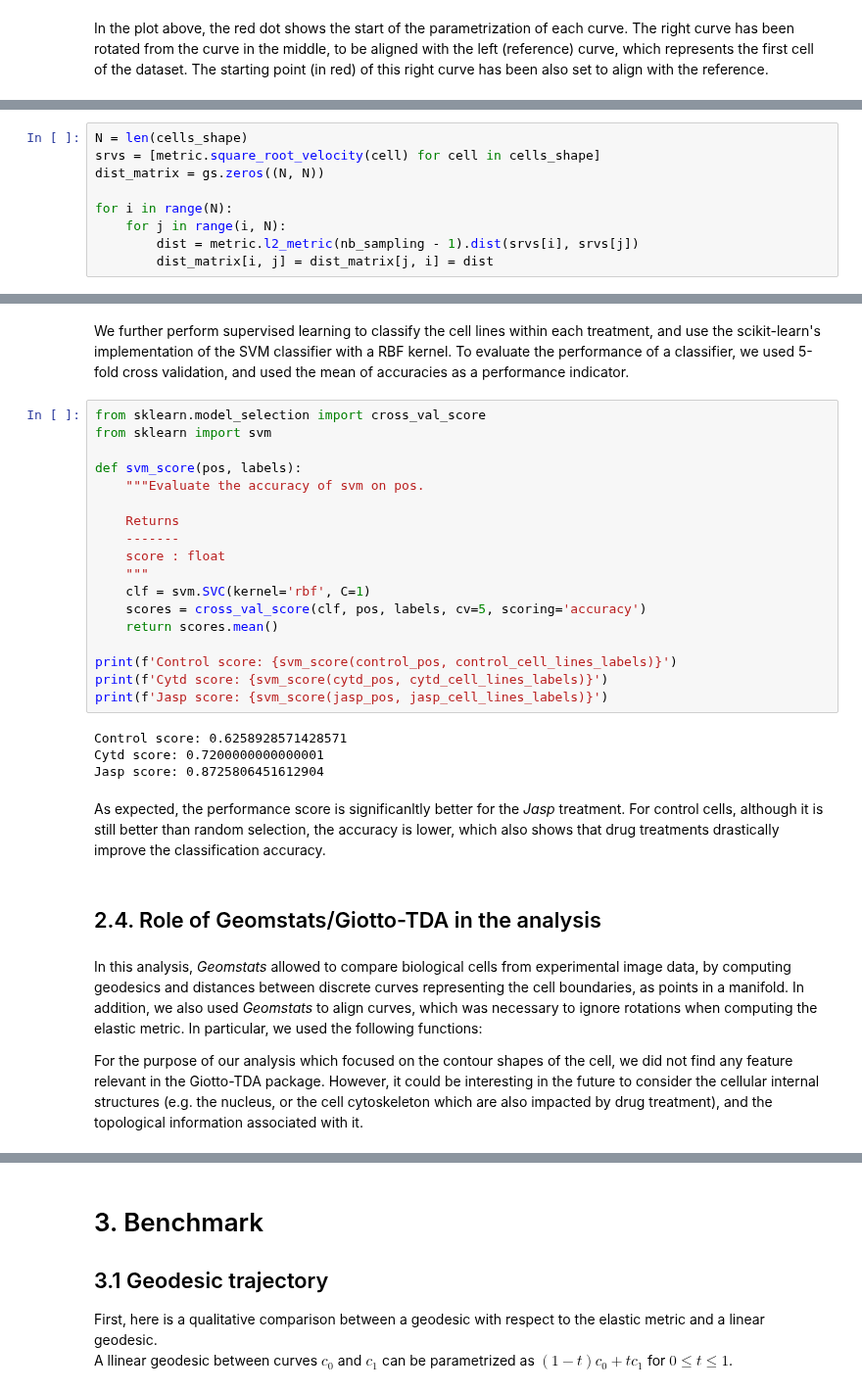
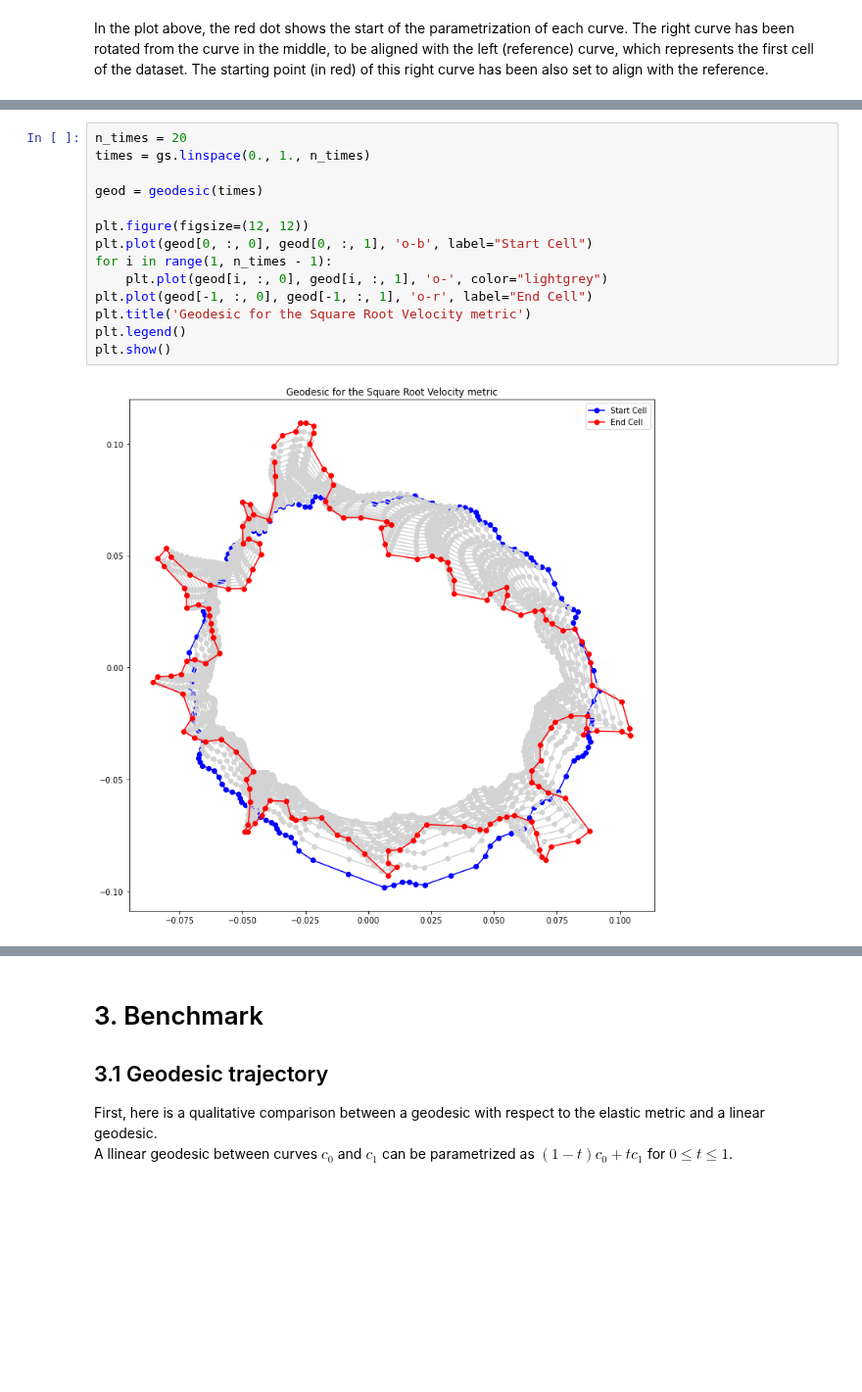
Before and after one commit to geomstats/geomstats, a Jupyter notebook: notebooks/usecase_cell_shapes_analysis.ipynb, the cells around one changed output, grey strips where cells are left out. Shown at 98% size. Saved outputs shown, nothing was run; the diff lists cells and outputs as text; blank space fills up the shorter version.

```diff
--- a/notebooks/usecase_cell_shapes_analysis.ipynb
+++ b/notebooks/usecase_cell_shapes_analysis.ipynb
@@ -338,9 +259,0 @@ The distance can be evaluated by computing the L² distances between the square
-# %%
-N = len(cells_shape)
-srvs = [metric.square_root_velocity(cell) for cell in cells_shape]
-dist_matrix = gs.zeros((N, N))
-
-for i in range(N):
-    for j in range(i, N):
-        dist = metric.l2_metric(nb_sampling - 1).dist(srvs[i], srvs[j])
-        dist_matrix[i, j] = dist_matrix[j, i] = dist
@@ -583,32 +260,16 @@ In *control* cells, the accuracy is very bad, as suggested by the previous MDS p
-# %% [markdown]
-We further perform supervised learning to classify the cell lines within each treatment, and use the scikit-learn's implementation of the SVM classifier with a RBF kernel. To evaluate the performance of a classifier, we used 5-fold cross validation, and used the mean of accuracies as a performance indicator.
-# %%
-from sklearn.model_selection import cross_val_score
-from sklearn import svm
-
-def svm_score(pos, labels):
-    """Evaluate the accuracy of svm on pos.
-
-    Returns
-    -------
-    score : float
-    """
-    clf = svm.SVC(kernel='rbf', C=1)
-    scores = cross_val_score(clf, pos, labels, cv=5, scoring='accuracy')
-    return scores.mean()
-
-print(f'Control score: {svm_score(control_pos, control_cell_lines_labels)}')
-print(f'Cytd score: {svm_score(cytd_pos, cytd_cell_lines_labels)}')
-print(f'Jasp score: {svm_score(jasp_pos, jasp_cell_lines_labels)}')
-# %% [output]
-Control score: 0.6258928571428571
-Cytd score: 0.7200000000000001
-Jasp score: 0.8725806451612904
-# %% [markdown]
-As expected, the performance score is significanltly better for the *Jasp* treatment. For control cells, although it is still better than random selection, the accuracy is lower, which also shows that drug treatments drastically improve the classification accuracy.<br>
-# %% [markdown]
-## 2.4. Role of Geomstats/Giotto-TDA in the analysis
-# %% [markdown]
-In this analysis, *Geomstats* allowed to compare biological cells from experimental image data, by computing geodesics and distances between discrete curves representing the cell boundaries, as points in a manifold.  In addition, we also used *Geomstats* to align curves, which was necessary to ignore rotations when computing the elastic metric. In particular, we used the following functions:
-
-For the purpose of our analysis which focused on the contour shapes of the cell, we did not find any feature relevant in the Giotto-TDA package. However, it could be interesting in the future to consider the cellular internal structures (e.g. the nucleus, or the cell cytoskeleton which are also impacted by drug treatment), and the topological information associated with it.
+# %%
+n_times = 20
+times = gs.linspace(0., 1., n_times)
+
+geod = geodesic(times)
+
+plt.figure(figsize=(12, 12))
+plt.plot(geod[0, :, 0], geod[0, :, 1], 'o-b', label="Start Cell")
+for i in range(1, n_times - 1):
+    plt.plot(geod[i, :, 0], geod[i, :, 1], 'o-', color="lightgrey")
+plt.plot(geod[-1, :, 0], geod[-1, :, 1], 'o-r', label="End Cell")
+plt.title('Geodesic for the Square Root Velocity metric')
+plt.legend()
+plt.show()
+# %% [output]
+[figure, added]
```
Also changed, not shown: parts of 63 cells of this notebook, 1 other file.
